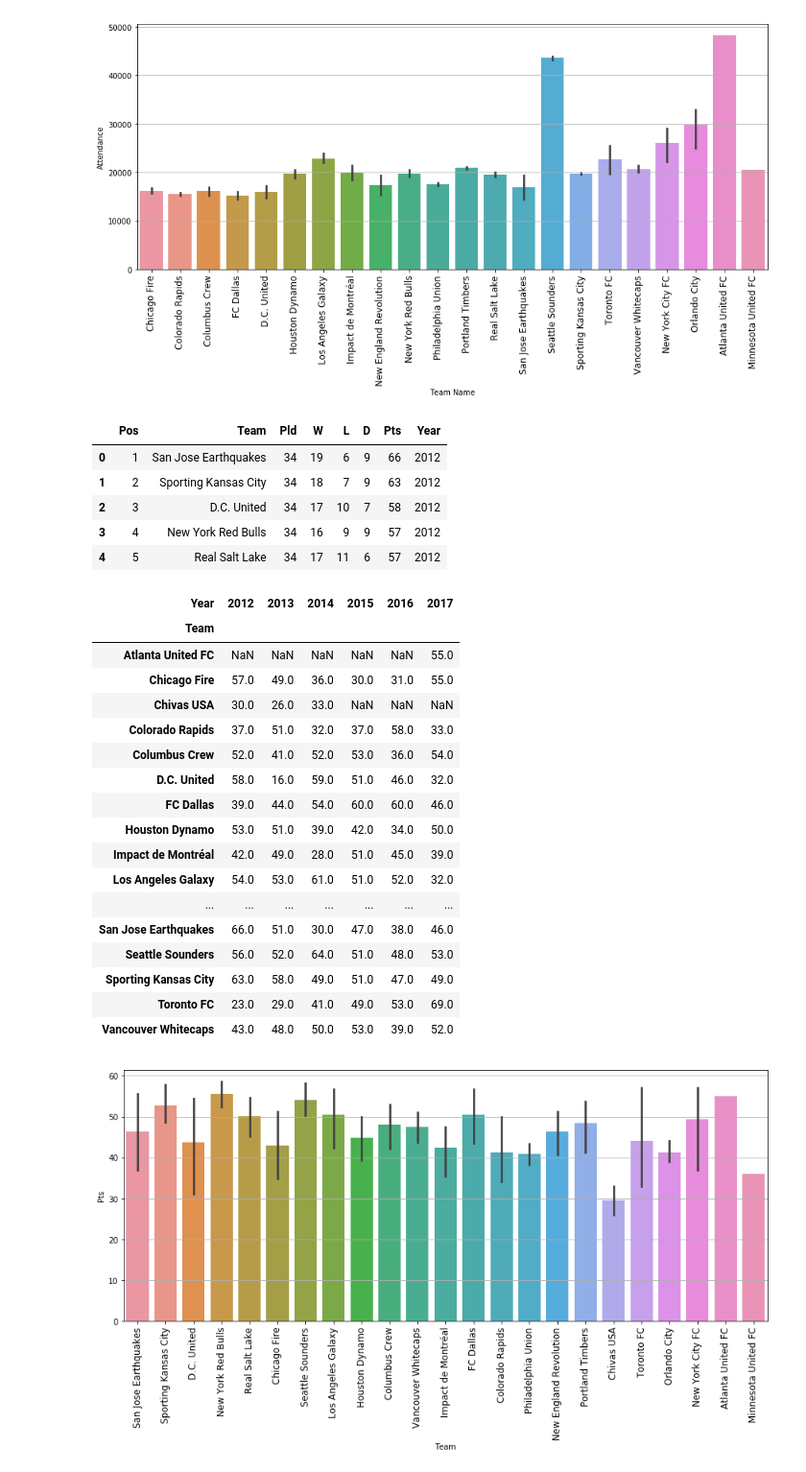
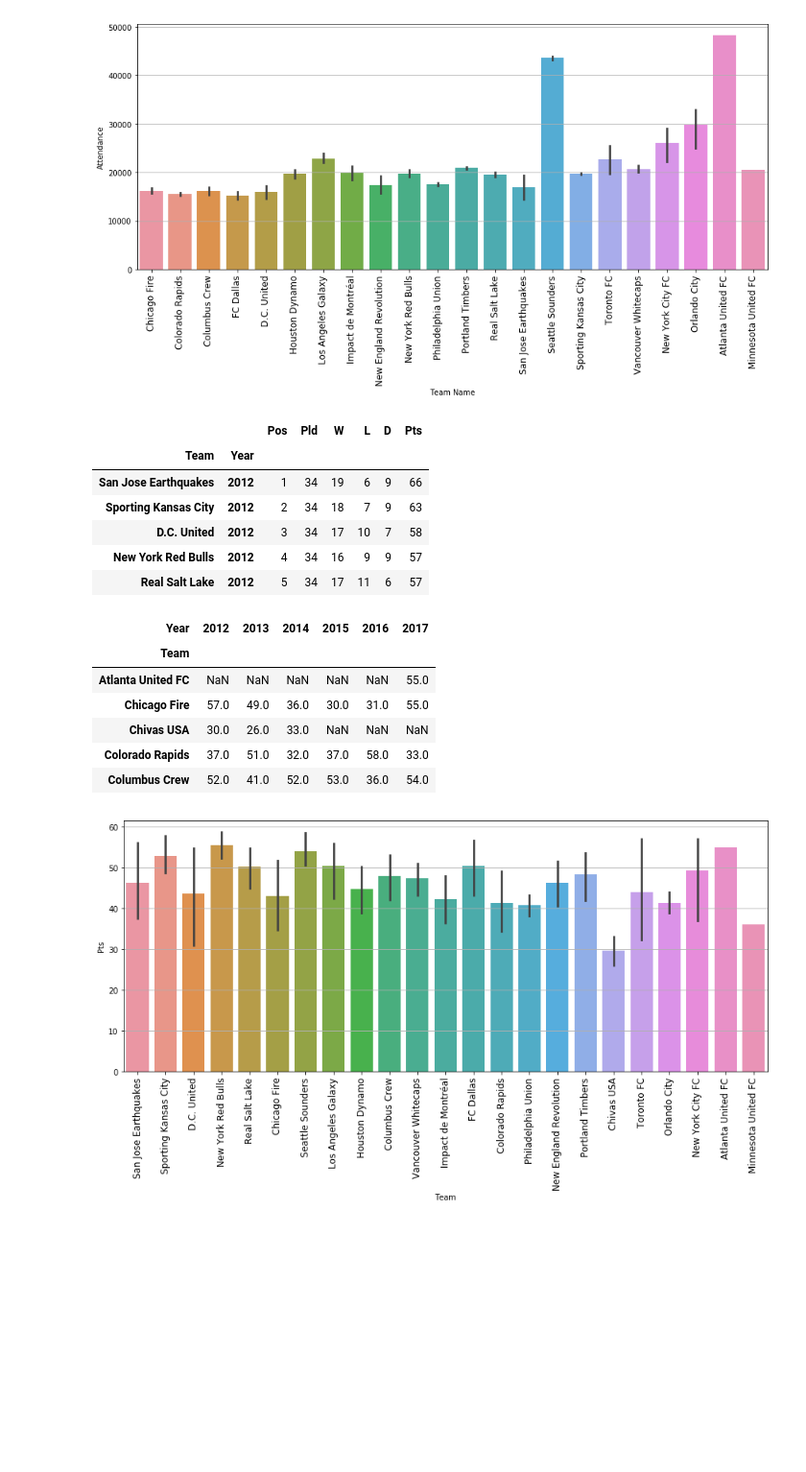
Before and after one commit to Jccommander/Project1-WJBA, a Jupyter notebook: Data Analysis.ipynb, the cells around one changed output. Shown at 96% size. Saved outputs shown, nothing was run; the diff lists cells and outputs as text; code cells hidden in the pictures; blank space fills up the shorter version.

Commit message:
updating performance analysis

```diff
--- a/Data Analysis.ipynb
+++ b/Data Analysis.ipynb
@@ -61,37 +77,28 @@ plt.grid(axis="y")
 [figure]
 # %%
 # import the 2012 - 2017 performance data from MLS_Historical_Performance.xlsx
-historical_performance_data_1= pd.read_excel("Resources/MLS_Historical_Performance.xlsx")
+historical_performance_data_0= pd.read_excel("Resources/MLS_Historical_Performance.xlsx")
+historical_performance_data_1=historical_performance_data_0.set_index(["Team","Year"])
 historical_performance_data_1.head()
 # %% [output]
-|  | Pos | Team | Pld | W | L | D | Pts | Year |
-| 0 | 1 | San Jose Earthquakes | 34 | 19 | 6 | 9 | 66 | 2012 |
-| 1 | 2 | Sporting Kansas City | 34 | 18 | 7 | 9 | 63 | 2012 |
-| 2 | 3 | D.C. United | 34 | 17 | 10 | 7 | 58 | 2012 |
-| 3 | 4 | New York Red Bulls | 34 | 16 | 9 | 9 | 57 | 2012 |
-| 4 | 5 | Real Salt Lake | 34 | 17 | 11 | 6 | 57 | 2012 |
+|  |  | Pos | Pld | W | L | D | Pts |
+| Team | Year |  |  |  |  |  |  |
+| San Jose Earthquakes | 2012 | 1 | 34 | 19 | 6 | 9 | 66 |
+| Sporting Kansas City | 2012 | 2 | 34 | 18 | 7 | 9 | 63 |
+| D.C. United | 2012 | 3 | 34 | 17 | 10 | 7 | 58 |
+| New York Red Bulls | 2012 | 4 | 34 | 16 | 9 | 9 | 57 |
+| Real Salt Lake | 2012 | 5 | 34 | 17 | 11 | 6 | 57 |
 # %%
-historical_performance_data = historical_performance_data_1.pivot(index="Team",columns="Year",values="Pts")
-historical_performance_data
+historical_performance_data = historical_performance_data_0.pivot(index="Team",columns="Year",values="Pts")
+historical_performance_data.head()
 # %% [output]
 | Year | 2012 | 2013 | 2014 | 2015 | 2016 | 2017 |
 | Team |  |  |  |  |  |  |
 | Atlanta United FC | NaN | NaN | NaN | NaN | NaN | 55.0 |
 | Chicago Fire | 57.0 | 49.0 | 36.0 | 30.0 | 31.0 | 55.0 |
 | Chivas USA | 30.0 | 26.0 | 33.0 | NaN | NaN | NaN |
 | Colorado Rapids | 37.0 | 51.0 | 32.0 | 37.0 | 58.0 | 33.0 |
 | Columbus Crew | 52.0 | 41.0 | 52.0 | 53.0 | 36.0 | 54.0 |
-| D.C. United | 58.0 | 16.0 | 59.0 | 51.0 | 46.0 | 32.0 |
-| FC Dallas | 39.0 | 44.0 | 54.0 | 60.0 | 60.0 | 46.0 |
-| Houston Dynamo | 53.0 | 51.0 | 39.0 | 42.0 | 34.0 | 50.0 |
-| Impact de Montréal | 42.0 | 49.0 | 28.0 | 51.0 | 45.0 | 39.0 |
-| Los Angeles Galaxy | 54.0 | 53.0 | 61.0 | 51.0 | 52.0 | 32.0 |
-| ... | ... | ... | ... | ... | ... | ... |
-| San Jose Earthquakes | 66.0 | 51.0 | 30.0 | 47.0 | 38.0 | 46.0 |
-| Seattle Sounders | 56.0 | 52.0 | 64.0 | 51.0 | 48.0 | 53.0 |
-| Sporting Kansas City | 63.0 | 58.0 | 49.0 | 51.0 | 47.0 | 49.0 |
-| Toronto FC | 23.0 | 29.0 | 41.0 | 49.0 | 53.0 | 69.0 |
-| Vancouver Whitecaps | 43.0 | 48.0 | 50.0 | 53.0 | 39.0 | 52.0 |
 # %%
 # plot the attendance data using seaborn library
 plt.figure(figsize=(15,6))
```
Also changed, not shown: parts of 8 cells of this notebook, 3 other files.
